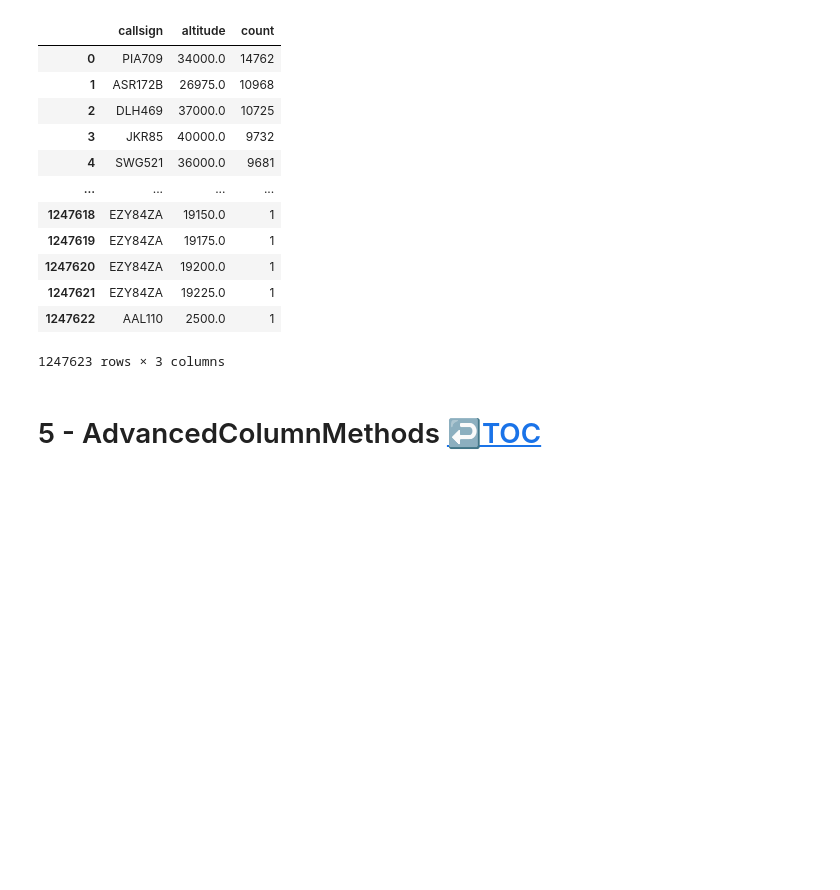
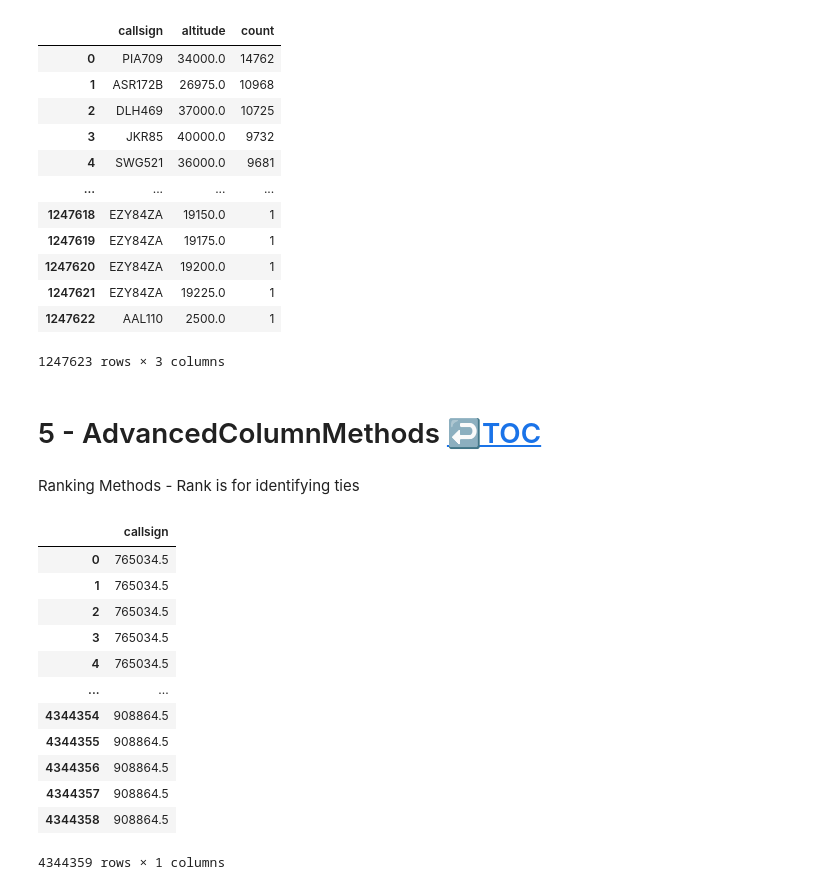
Before and after one commit to kachraz/ytlpda, a Jupyter notebook: KAG/ytleapan.ipynb, the cells around one changed output. Drawn from its saved outputs; the diff is of its cells as text; code cells hidden in the pictures; blank space fills up the shorter version.

```diff
--- a/KAG/ytleapan.ipynb
+++ b/KAG/ytleapan.ipynb
@@ -870,3 +870,21 @@ df[['callsign', 'altitude']].value_counts().reset_index()
 1247623 rows × 3 columns
 # %% [markdown]
 # 5 - AdvancedColumnMethods <a class="anchor" id="s6"></a> [↩️TOC](#toc)
+# %% [markdown]
+Ranking Methods - Rank is for identifying ties
+# %%
+df[['callsign']].rank()
+# %% [output]
+|  | callsign |
+| 0 | 765034.5 |
+| 1 | 765034.5 |
+| 2 | 765034.5 |
+| 3 | 765034.5 |
+| 4 | 765034.5 |
+| ... | ... |
+| 4344354 | 908864.5 |
+| 4344355 | 908864.5 |
+| 4344356 | 908864.5 |
+| 4344357 | 908864.5 |
+| 4344358 | 908864.5 |
+4344359 rows × 1 columns
```
Also changed, not shown: parts of 9 cells of this notebook.
